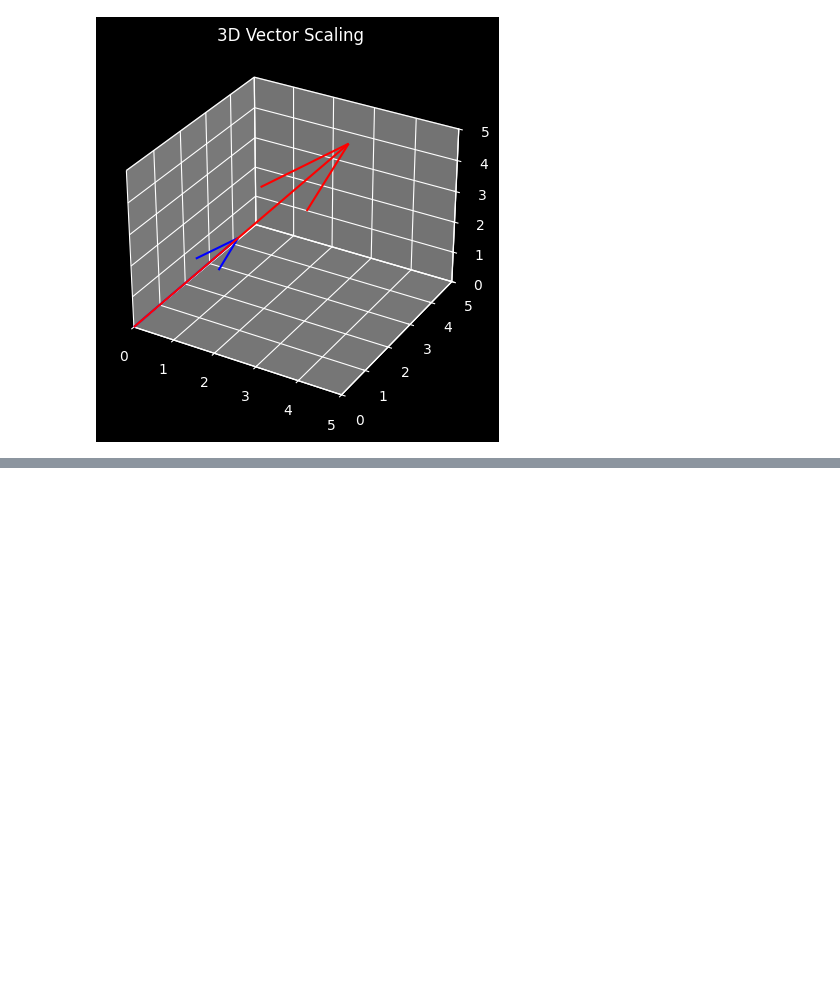
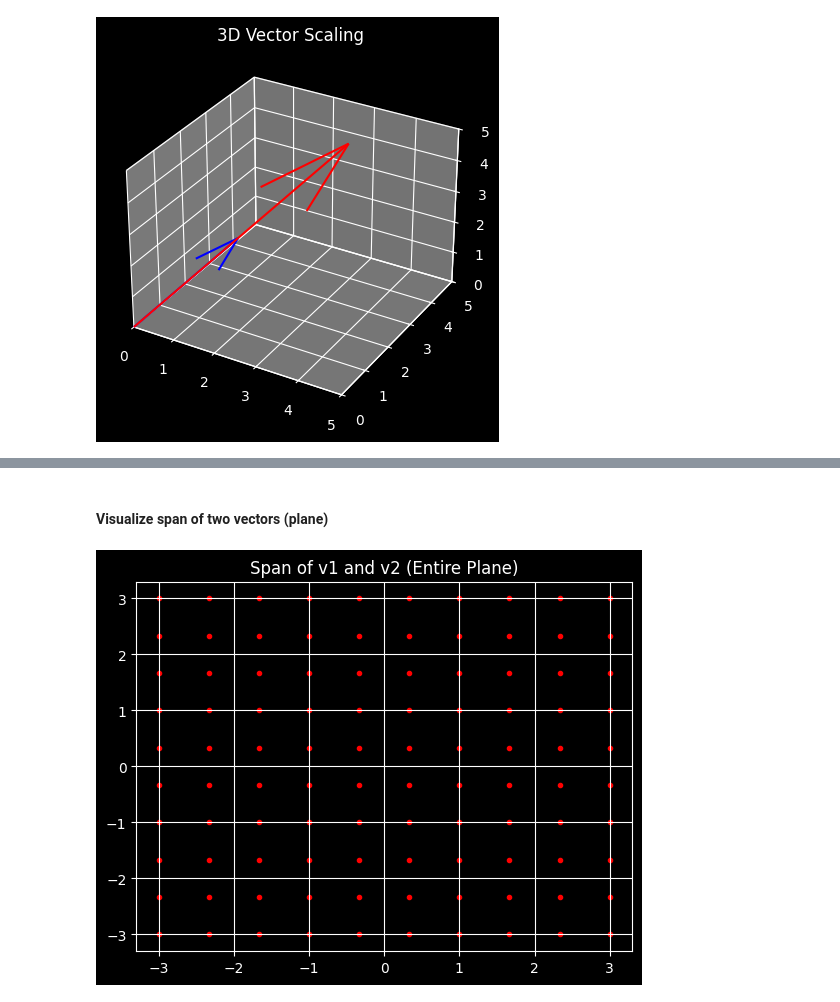
Before and after one commit to safinmahesania/AI-Journey, a Jupyter notebook: 02 Linear Algebra for Machine Learning/linear_algebra.ipynb, the cells around one changed output, grey strips where cells are left out. Drawn from its saved outputs; the diff is of its cells as text; code cells hidden in the pictures; blank space fills up the shorter version.

```diff
--- a/02 Linear Algebra for Machine Learning/linear_algebra.ipynb
+++ b/02 Linear Algebra for Machine Learning/linear_algebra.ipynb
@@ -138,0 +189,22 @@ plt.show()
+# %% [markdown]
+#### Visualize span of two vectors (plane)
+# %%
+v1 = np.array([1, 0])
+v2 = np.array([0, 1])
+
+a_vals = np.linspace(-3, 3, 10)
+b_vals = np.linspace(-3, 3, 10)
+
+points = []
+for a in a_vals:
+    for b in b_vals:
+        points.append(a * v1 + b * v2)
+
+points = np.array(points)
+
+plt.scatter(points[:, 0], points[:, 1],marker='.',color='red')
+plt.grid()
+plt.title("Span of v1 and v2 (Entire Plane)")
+plt.show()
+# %% [output]
+[figure, added]
```
Also changed, not shown: parts of 17 cells of this notebook.
